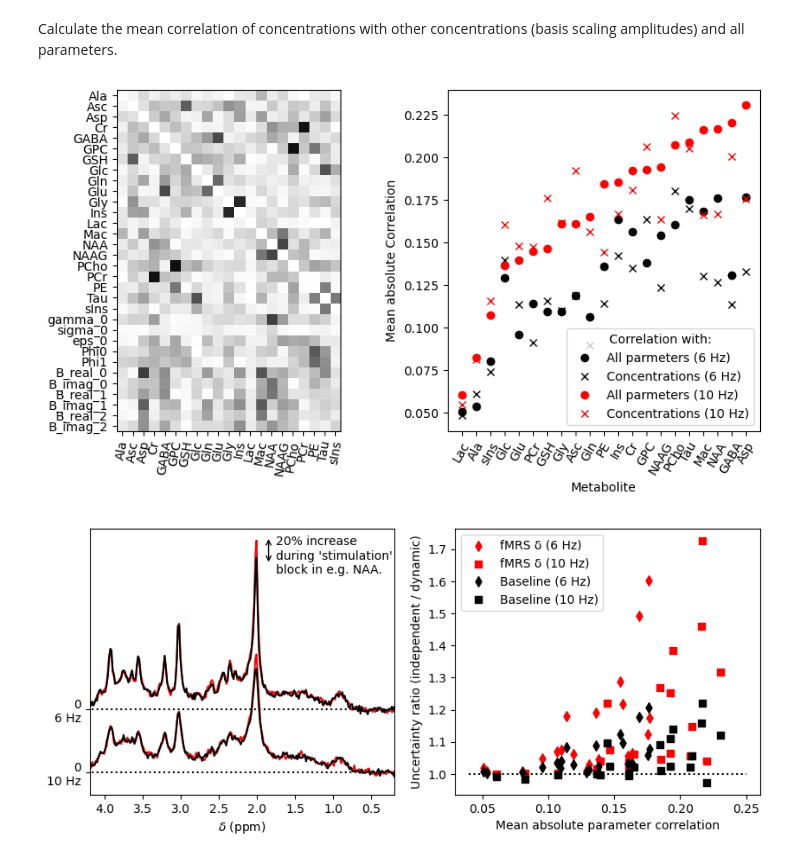
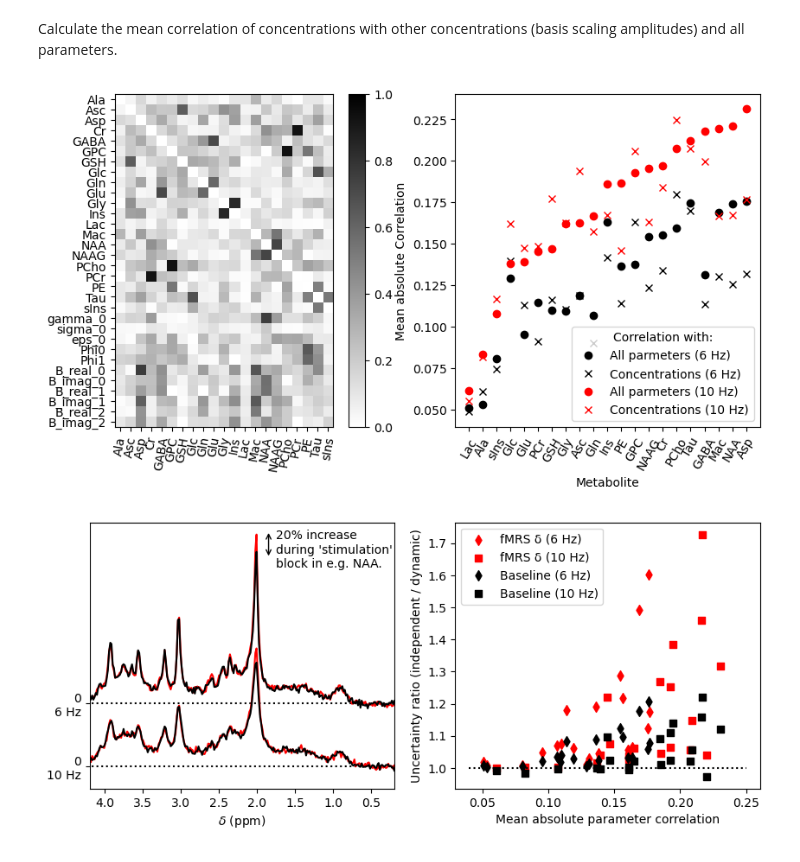
Before and after one commit to wtclarke/fsl-mrs-dynamic-fitting, a Jupyter notebook: fmrs/2_fmrs_spectrum_simulation/protype_and_analysis.ipynb, the cells around one changed output. Drawn from its saved outputs; the diff is of its cells as text; code cells hidden in the pictures.

```diff
--- a/fmrs/2_fmrs_spectrum_simulation/protype_and_analysis.ipynb
+++ b/fmrs/2_fmrs_spectrum_simulation/protype_and_analysis.ipynb
@@ -325,36 +327,37 @@ metab_corr_23 = mean_corr_mat_23_diag[:om_len, :om_len]
 mean_corr_metab_11 = np.mean(np.abs(metab_corr_11),axis=0)
 mean_corr_11 = np.mean(np.abs(mean_corr_mat_11_diag),axis=0)[:om_len]
 
 mean_corr_metab_23 = np.mean(np.abs(metab_corr_23),axis=0)
 mean_corr_23 = np.mean(np.abs(mean_corr_mat_23_diag),axis=0)[:om_len]
 
 sortindx = np.argsort(mean_corr_23)
 
 fig, axes = plt.subplots(1, 2, figsize=(10, 5))
 
 
-axes[0].matshow(np.abs(mean_corr_mat_23_diag)[:, :21], cmap=plt.cm.binary, vmin=0, vmax=1)
+cax = axes[0].matshow(np.abs(mean_corr_mat_23_diag)[:, :21], cmap=plt.cm.binary, vmin=0, vmax=1)
 axes[0].set_yticks(ticks=np.arange(mean_corr_mat_23_diag.shape[0]))
 axes[0].set_yticklabels(res_narrow.params_names)
 axes[0].set_xticks(ticks=np.arange(21))
 axes[0].set_xticklabels(res_narrow.params_names[:21], rotation=80)
 axes[0].tick_params(axis="x", bottom=True, top=False, labelbottom=True, labeltop=False)
+fig.colorbar(cax)
 
 axes[1].plot(mean_corr_11[sortindx], 'ok', label='All parmeters (6 Hz)')
 axes[1].plot(mean_corr_metab_11[sortindx], 'xk', label='Concentrations (6 Hz)')
 axes[1].plot(mean_corr_23[sortindx], 'or', label='All parmeters (10 Hz)')
 axes[1].plot(mean_corr_metab_23[sortindx], 'xr', label='Concentrations (10 Hz)')
 axes[1].set_xticks(np.arange(len(res_narrow.original_metabs)))
 axes[1].set_xticklabels(
     np.asarray(res_narrow.original_metabs)[sortindx],
     rotation = 60)
 axes[1].set_xlabel('Metabolite')
 axes[1].set_ylabel('Mean absolute Correlation')
 axes[1].legend(title='Correlation with:')
-
+# plt.show()
 plt.savefig('../../publication/figures/s5_spectrum_correlations.png', dpi=400, bbox_inches='tight', transparent=True)
 # %% [output]
-[figure, old version]
+[figure, new version]
 # %%
 naa_example_narrow = gen_timeseries('NAA', 0.2, original_concs, noise=200, lw=(11.0, 0.0))
 naa_example_wide = gen_timeseries('NAA', 0.2, original_concs, noise=200, lw=(23.0, 0.0))
```
Also changed, not shown: parts of 4 cells of this notebook, 16 other files.
